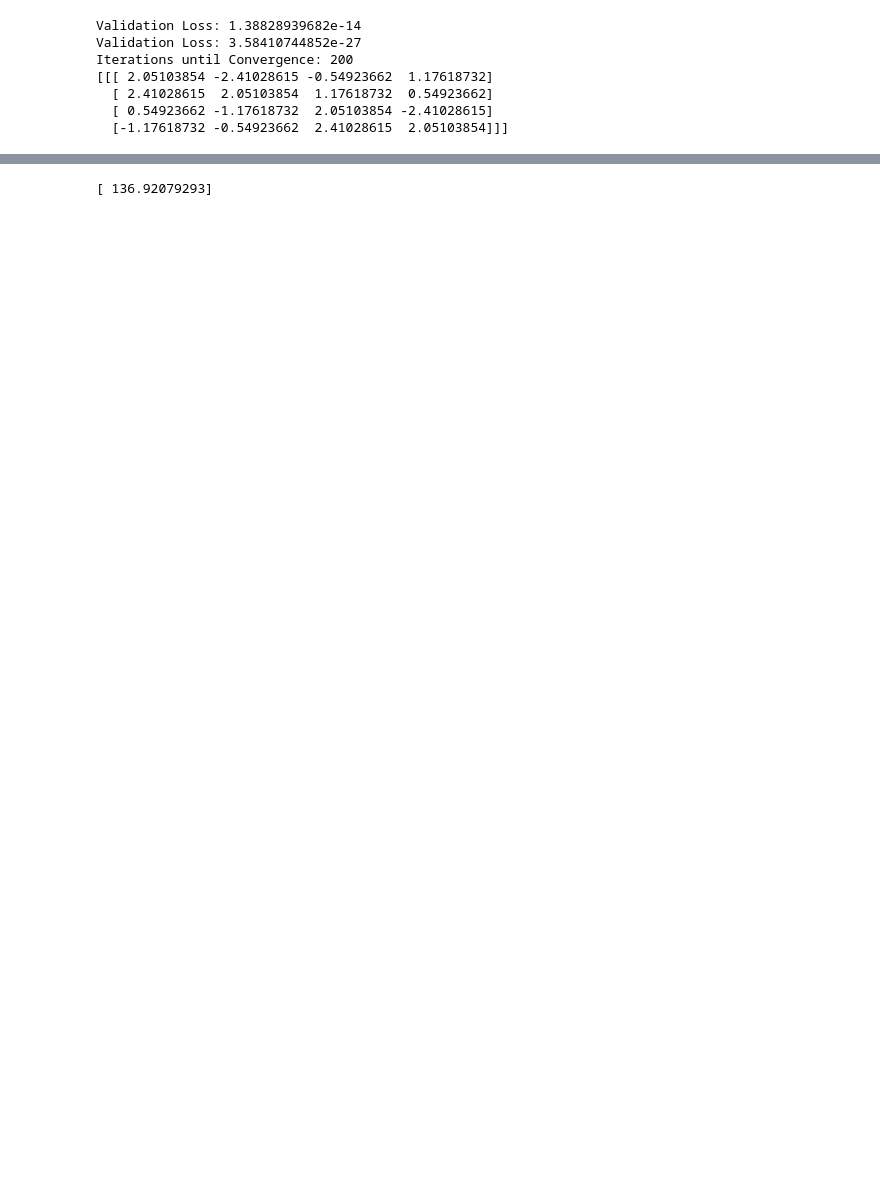
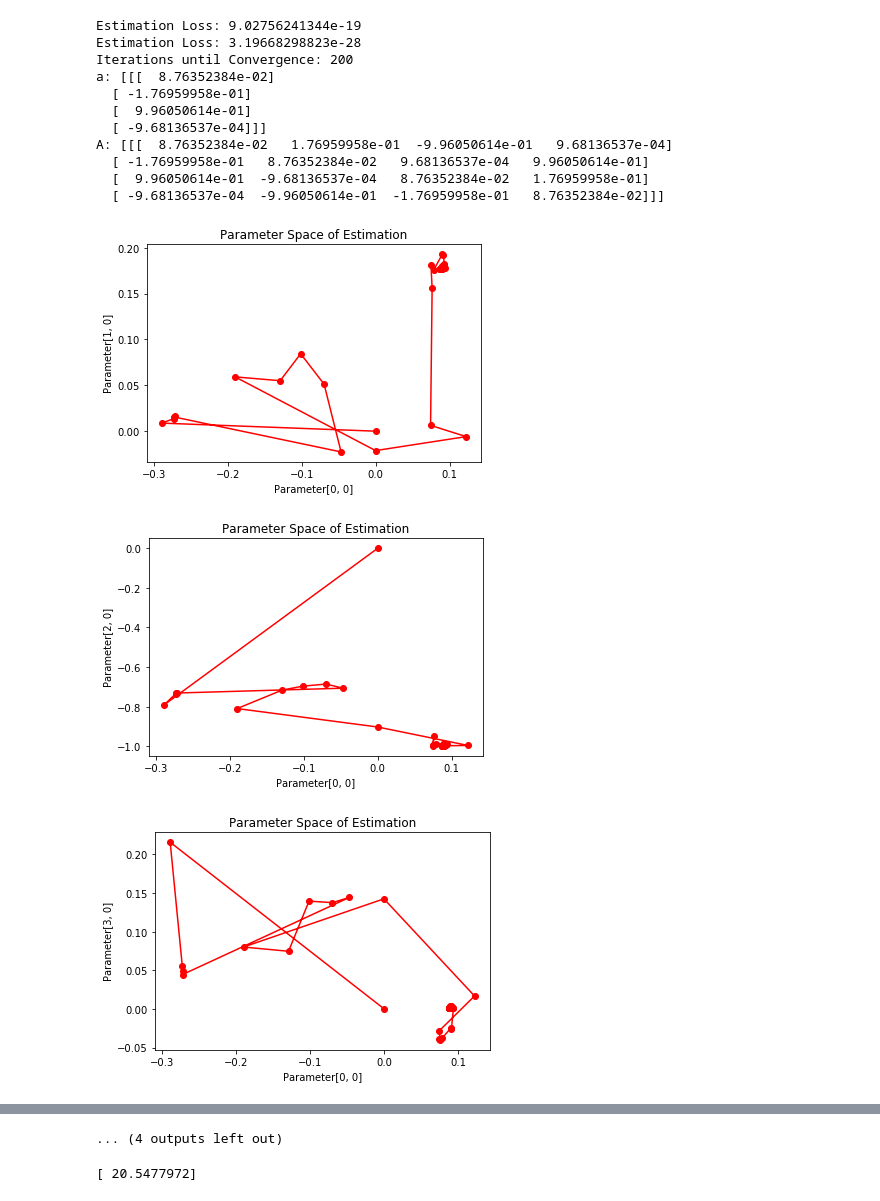
Before and after one commit to brandontrabucco/program-hdc, a Jupyter notebook: matrix_equivalents.ipynb, the cells around one changed output, grey strips where cells are left out. Saved outputs shown, nothing was run; the diff lists cells and outputs as text; code cells hidden in the pictures; blank space fills up the shorter version.

```diff
--- a/matrix_equivalents.ipynb
+++ b/matrix_equivalents.ipynb
@@ -145,39 +145,58 @@ def validate(_a, _A):
         _c = HCX.mul(
             _a.transpose(0, 2, 1),
             _b.transpose(0, 2, 1)).transpose(0, 2, 1)
         _loss += np.sum(_c - np.matmul(_A, _b))**2
     return _loss / V
 
 
 a = HCX.random(N, 1, hcx_size=M).transpose(0, 2, 1)
-A = HCX.random(N, 2**M, hcx_size=M)
+A = np.zeros((N, 2**M, 2**M))
 I = np.reshape(np.eye(2**M), (1, 2**M, 2**M))
+data_points = []
 
 
 loss = 1.0
 iterations = 0
 while loss > T:
     iterations += 1
     b = HCX.random(N, 1, hcx_size=M).transpose(0, 2, 1)
     c = HCX.mul(
         a.transpose(0, 2, 1),
         b.transpose(0, 2, 1)).transpose(0, 2, 1)
+    data_points += [A]
     A = np.matmul(
         (c * b.transpose(0, 2, 1)) + L * A,
         np.linalg.inv(
             (b * b.transpose(0, 2, 1)) + L * I))
     if iterations % D == 0:
         loss = validate(a, A)
-        print("Validation Loss:", loss)
+        print("Estimation Loss:", loss)
 
 
 print("Iterations until Convergence:", iterations)
-print(A)
+print("a:", a)
+print("A:", A)
+
+
+data_points = np.array(data_points).reshape(iterations, -1)
+for i in range(1, N * 2**(2*M)):
+    plt.title("Parameter Space of Estimation")
+    plt.xlabel("Parameter" + str([0, 0]))
+    plt.ylabel("Parameter" + str([i % 2**M, i // 2**M]))
+    plt.plot(data_points[:, 0], data_points[:, i], "ro-")
+    plt.show()
 # %% [output]
-Validation Loss: 1.38828939682e-14
-Validation Loss: 3.58410744852e-27
+Estimation Loss: 9.02756241344e-19
+Estimation Loss: 3.19668298823e-28
 Iterations until Convergence: 200
-[[[ 2.05103854 -2.41028615 -0.54923662  1.17618732]
-  [ 2.41028615  2.05103854  1.17618732  0.54923662]
-  [ 0.54923662 -1.17618732  2.05103854 -2.41028615]
-  [-1.17618732 -0.54923662  2.41028615  2.05103854]]]
+a: [[[  8.76352384e-02]
+  [ -1.76959958e-01]
+  [  9.96050614e-01]
+  [ -9.68136537e-04]]]
+A: [[[  8.76352384e-02   1.76959958e-01  -9.96050614e-01   9.68136537e-04]
+  [ -1.76959958e-01   8.76352384e-02   9.68136537e-04   9.96050614e-01]
+  [  9.96050614e-01  -9.68136537e-04   8.76352384e-02   1.76959958e-01]
+  [ -9.68136537e-04  -9.96050614e-01  -1.76959958e-01   8.76352384e-02]]]
+[figure, added]
+[figure, added]
+[figure, added]
@@ -184,8 +211,9 @@ Iterations until Convergence: 200
+... (4 outputs left out)
 # %%
 print(np.linalg.det(A)) # This matrix is full rank
 eigen_values, eigen_vectors = np.linalg.eig(A)
 # %% [output]
-[ 136.92079293]
+[ 20.5477972]
 # %%
 print(eigen_values) # The eigenvalues have a particular structure
 # %% [output]
```
Also changed, not shown: parts of 4 cells of this notebook.
